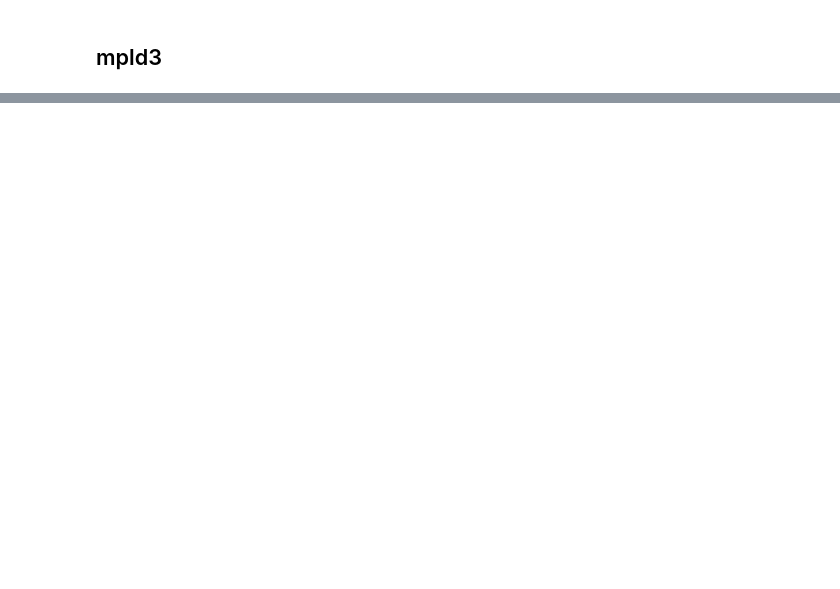
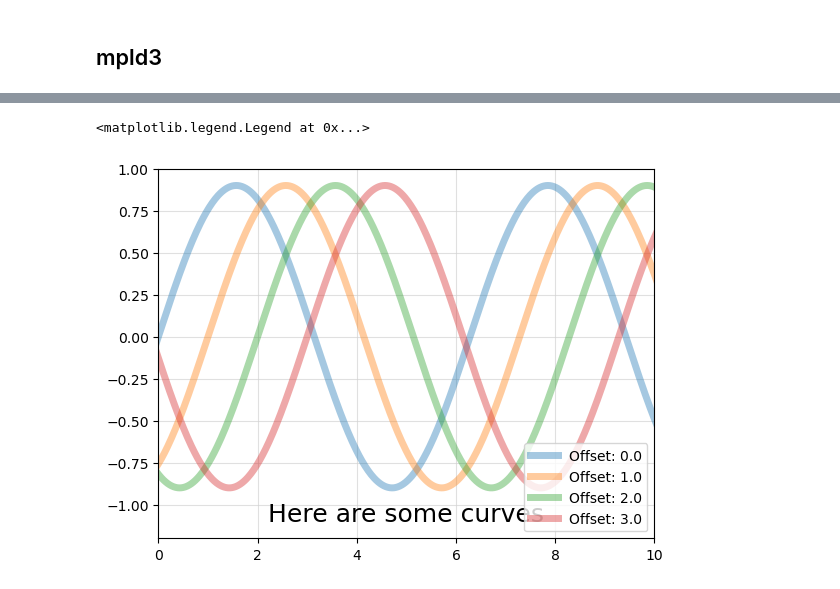
Before and after one commit to conorhamill36/viz_packages, a Jupyter notebook: notebooks/01_data_viz_libraries.ipynb, the cells around one changed output, grey strips where cells are left out. Cells and saved outputs as stored; diff of their text form; code cells hidden in the pictures; blank space fills up the shorter version.

```diff
--- a/notebooks/01_data_viz_libraries.ipynb
+++ b/notebooks/01_data_viz_libraries.ipynb
@@ -216,0 +290,15 @@ fig
+# %%
+# Draw lines
+fig, ax = plt.subplots()
+x = np.linspace(-5, 15, 1000)
+for offset in np.linspace(0, 3, 4):
+    ax.plot(x, 0.9 * np.sin(x - offset), lw=5, alpha=0.4,
+            label="Offset: {0}".format(offset))
+ax.set_xlim(0, 10)
+ax.set_ylim(-1.2, 1.0)
+ax.text(5, -1.1, "Here are some curves", size=18, ha='center')
+ax.grid(color='lightgray', alpha=0.7)
+ax.legend()
+# %% [output]
+<matplotlib.legend.Legend at 0x...>
+[figure, added]
```
Also changed, not shown: parts of 27 cells of this notebook.
